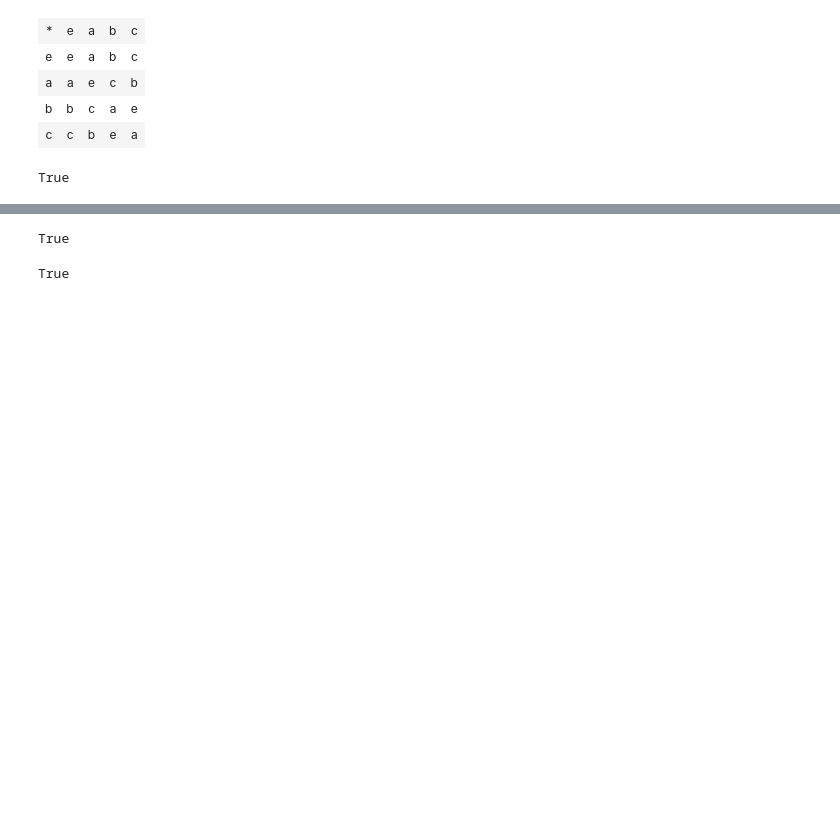
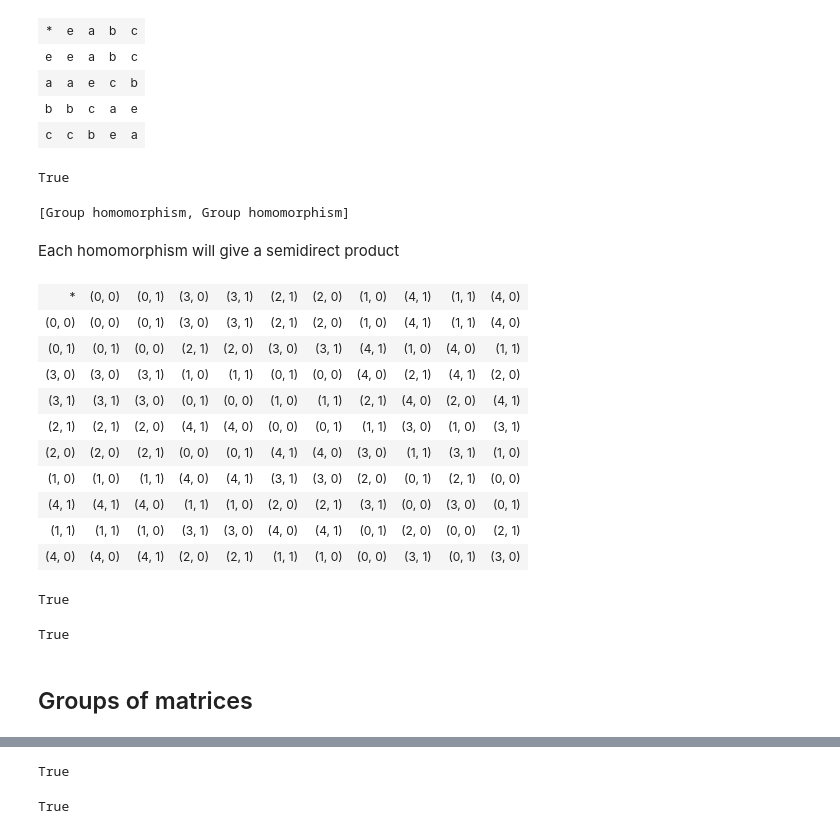
Before and after one commit to pedritomelenas/Algebra-II, a Jupyter notebook: Grupos/absalg-new/Tutorial.ipynb, the cells around one changed output, grey strips where cells are left out. Cells and saved outputs as stored; diff of their text form; code cells hidden in the pictures; blank space fills up the shorter version.

```diff
--- a/Grupos/absalg-new/Tutorial.ipynb
+++ b/Grupos/absalg-new/Tutorial.ipynb
@@ -294,3 +294,35 @@ e = Group endomorphism of Group with 5 elements a = Group endomorphism of Group
 Aut.is_isomorphic(GroupOfUnitsModInt(5))
 # %% [output]
 True
+# %%
+B=CyclicGroup(2)
+A=CyclicGroup(5)
+AutA=A.AutomorphismGroup()
+Hom=B.AllHomomorphisms(AutA)
+Hom
+# %% [output]
+[Group homomorphism, Group homomorphism]
+# %% [markdown]
+Each homomorphism will give a semidirect product
+# %%
+hom0=GroupHomomorphism(B,AutA,lambda x:Hom[0](x),check_morphism_axioms=True)
+# %%
+SP0=A.semidirect_product(B,hom0)
+# %%
+SP0.table()
+# %% [output]
+| * | (0, 0) | (0, 1) | (3, 0) | (3, 1) | (2, 1) | (2, 0) | (1, 0) | (4, 1) | (1, 1) | (4, 0) |
+| (0, 0) | (0, 0) | (0, 1) | (3, 0) | (3, 1) | (2, 1) | (2, 0) | (1, 0) | (4, 1) | (1, 1) | (4, 0) |
+| (0, 1) | (0, 1) | (0, 0) | (2, 1) | (2, 0) | (3, 0) | (3, 1) | (4, 1) | (1, 0) | (4, 0) | (1, 1) |
+| (3, 0) | (3, 0) | (3, 1) | (1, 0) | (1, 1) | (0, 1) | (0, 0) | (4, 0) | (2, 1) | (4, 1) | (2, 0) |
+| (3, 1) | (3, 1) | (3, 0) | (0, 1) | (0, 0) | (1, 0) | (1, 1) | (2, 1) | (4, 0) | (2, 0) | (4, 1) |
+| (2, 1) | (2, 1) | (2, 0) | (4, 1) | (4, 0) | (0, 0) | (0, 1) | (1, 1) | (3, 0) | (1, 0) | (3, 1) |
+| (2, 0) | (2, 0) | (2, 1) | (0, 0) | (0, 1) | (4, 1) | (4, 0) | (3, 0) | (1, 1) | (3, 1) | (1, 0) |
+| (1, 0) | (1, 0) | (1, 1) | (4, 0) | (4, 1) | (3, 1) | (3, 0) | (2, 0) | (0, 1) | (2, 1) | (0, 0) |
+| (4, 1) | (4, 1) | (4, 0) | (1, 1) | (1, 0) | (2, 0) | (2, 1) | (3, 1) | (0, 0) | (3, 0) | (0, 1) |
+| (1, 1) | (1, 1) | (1, 0) | (3, 1) | (3, 0) | (4, 0) | (4, 1) | (0, 1) | (2, 0) | (0, 0) | (2, 1) |
+| (4, 0) | (4, 0) | (4, 1) | (2, 0) | (2, 1) | (1, 1) | (1, 0) | (0, 0) | (3, 1) | (0, 1) | (3, 0) |
+# %%
+SP0.is_isomorphic(DihedralGroup(5))
+# %% [output]
+True
@@ -296,0 +332,6 @@ True
+# %%
+CyclicGroup(5).cartesian(CyclicGroup(2)) == SP1
+# %% [output]
+True
+# %% [markdown]
+## Groups of matrices
```
Also changed, not shown: parts of 18 cells of this notebook.
